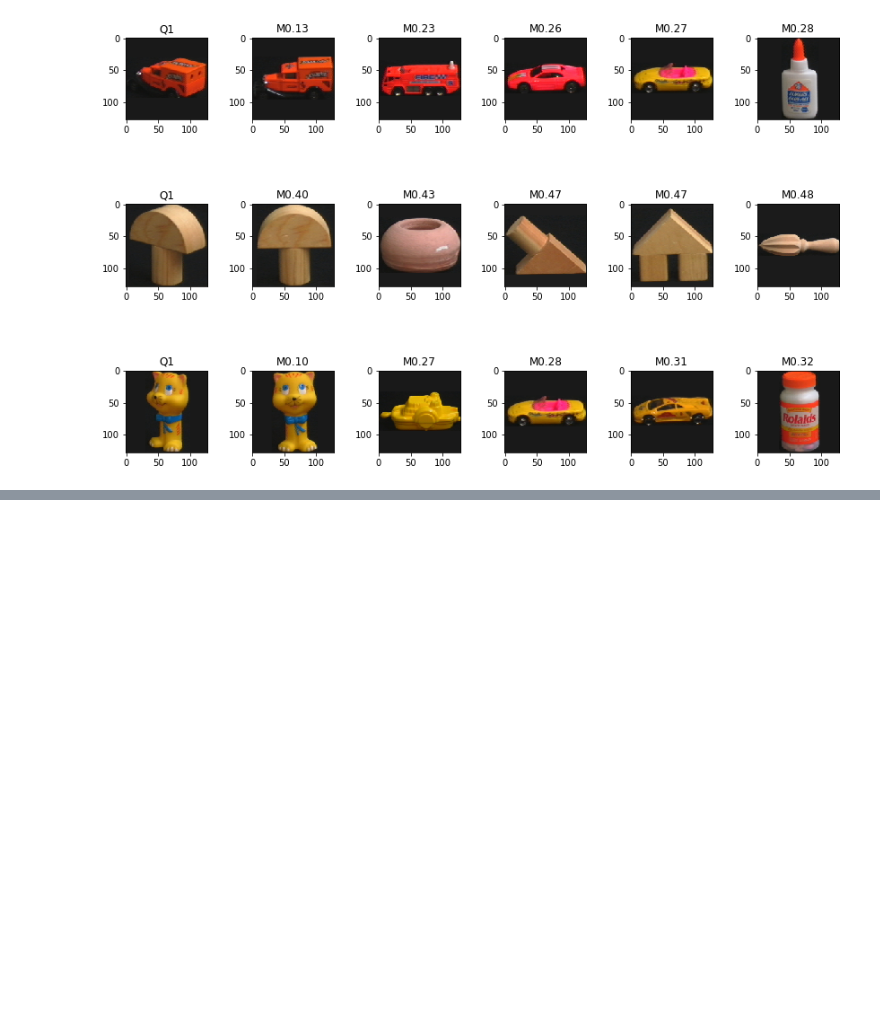
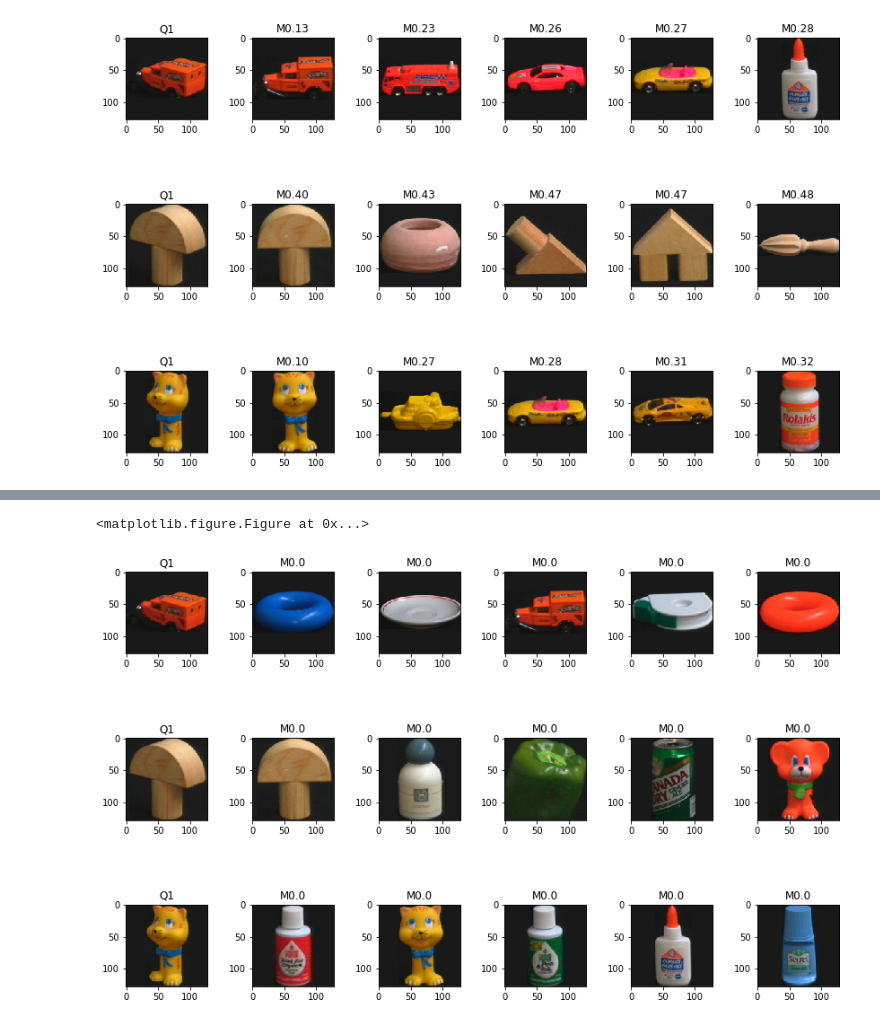
Before and after one commit to FDS-group/Homework_1, a Jupyter notebook: Report.ipynb, the cells around one changed output, grey strips where cells are left out. Cells and saved outputs as stored; diff of their text form; code cells hidden in the pictures; blank space fills up the shorter version.

```diff
--- a/Report.ipynb
+++ b/Report.ipynb
@@ -65,0 +69,5 @@ match_module.show_neighbors(model_images, query_images_vis, 'l2', 'rgb', 30)
+# %%
+match_module.show_neighbors(model_images, query_images_vis, 'l2', 'dxdy', 30)
+# %% [output]
+<matplotlib.figure.Figure at 0x...>
+[figure, added]
```
Also changed, not shown: parts of 6 cells of this notebook, 20 other files.
